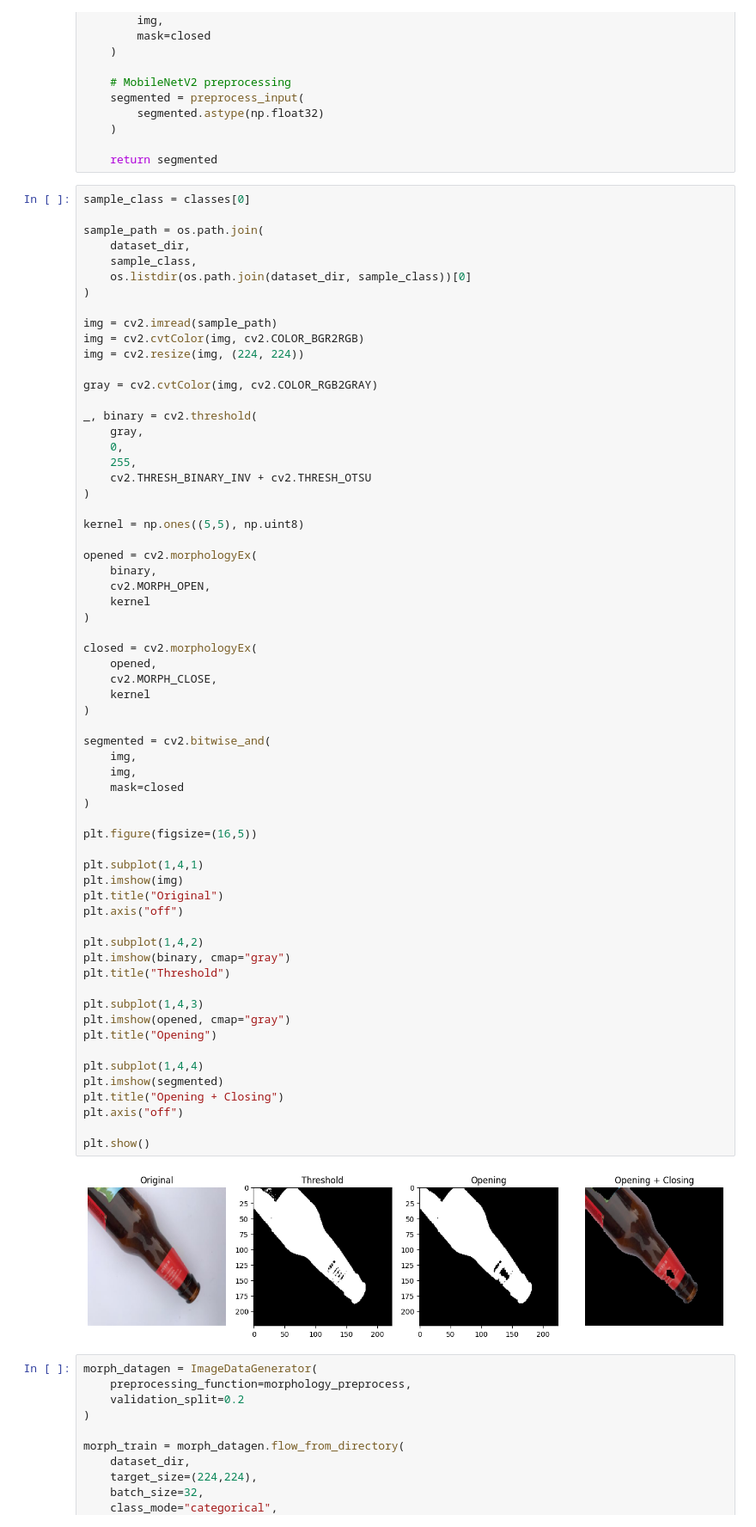
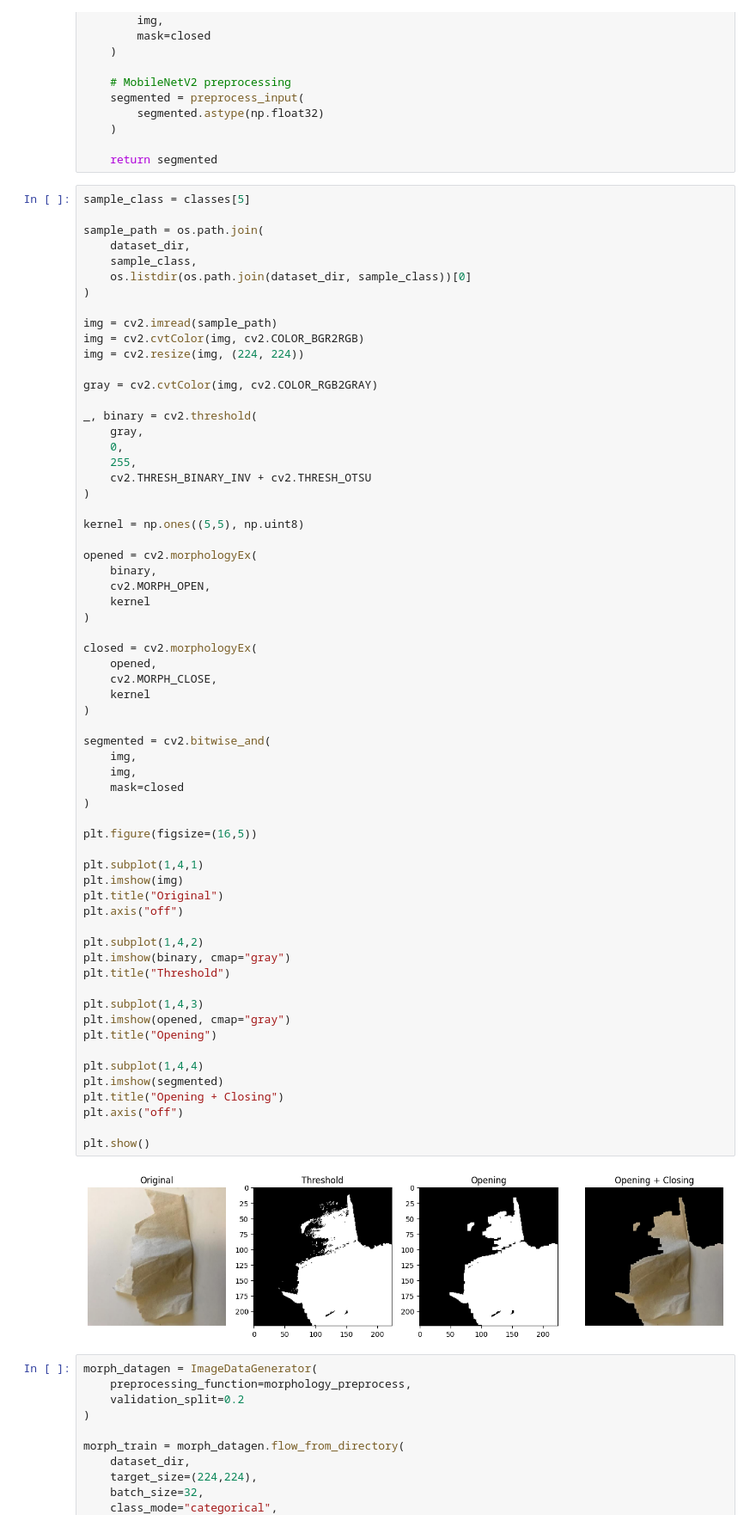
Before and after one commit to wwwww22345/Image-Processing-Based-Waste-Classification, a Jupyter notebook: test4.ipynb, the cells around one changed output. Shown at 86% size. Saved outputs shown, nothing was run; the diff lists cells and outputs as text.

```diff
--- a/test4.ipynb
+++ b/test4.ipynb
@@ -882,7 +853,7 @@ def morphology_preprocess(img):
 
     return segmented
 # %%
-sample_class = classes[0]
+sample_class = classes[5]
 
 sample_path = os.path.join(
     dataset_dir,
@@ -918,34 +889,34 @@ closed = cv2.morphologyEx(
 )
 
 segmented = cv2.bitwise_and(
     img,
     img,
     mask=closed
 )
 
 plt.figure(figsize=(16,5))
 
 plt.subplot(1,4,1)
 plt.imshow(img)
 plt.title("Original")
 plt.axis("off")
 
 plt.subplot(1,4,2)
 plt.imshow(binary, cmap="gray")
 plt.title("Threshold")
 
 plt.subplot(1,4,3)
 plt.imshow(opened, cmap="gray")
 plt.title("Opening")
 
 plt.subplot(1,4,4)
 plt.imshow(segmented)
 plt.title("Opening + Closing")
 plt.axis("off")
 
 plt.show()
 # %% [output]
-[figure, old version]
+[figure, new version]
 # %%
 morph_datagen = ImageDataGenerator(
     preprocessing_function=morphology_preprocess,
```
Also changed, not shown: parts of 23 cells of this notebook, 6 other files.
